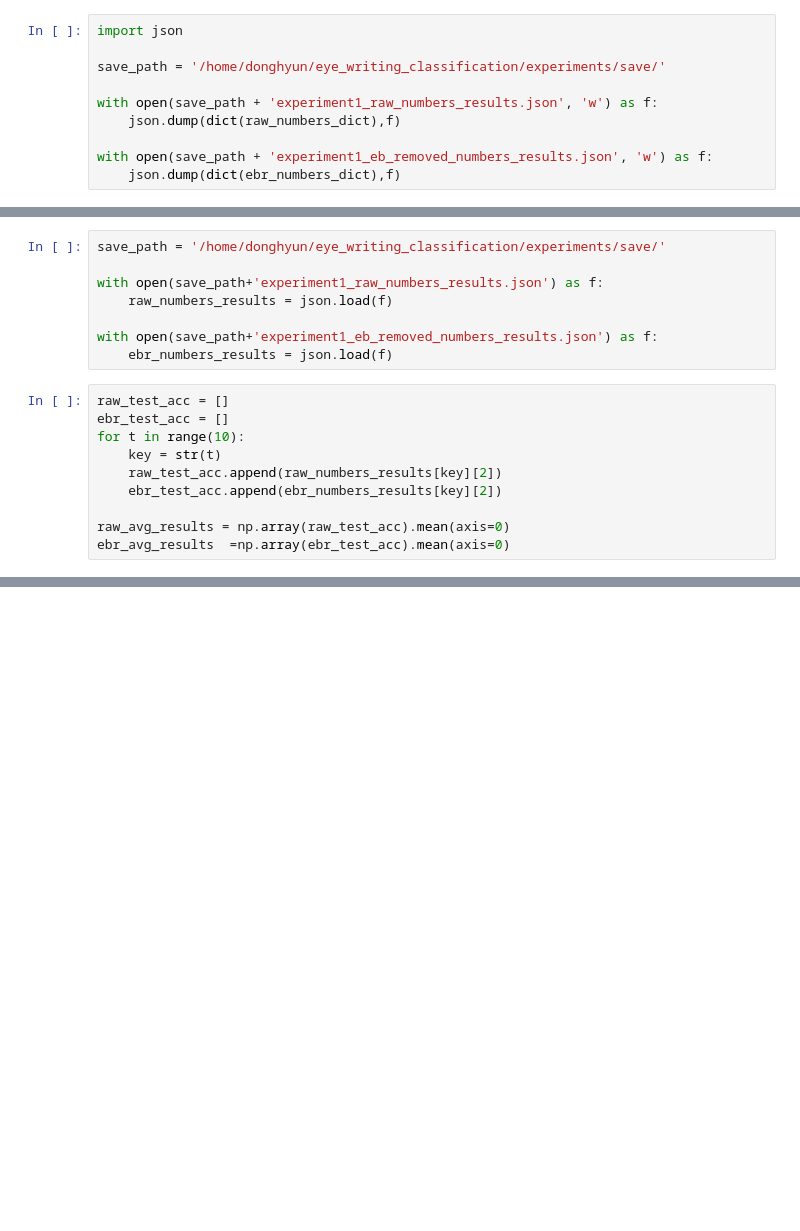
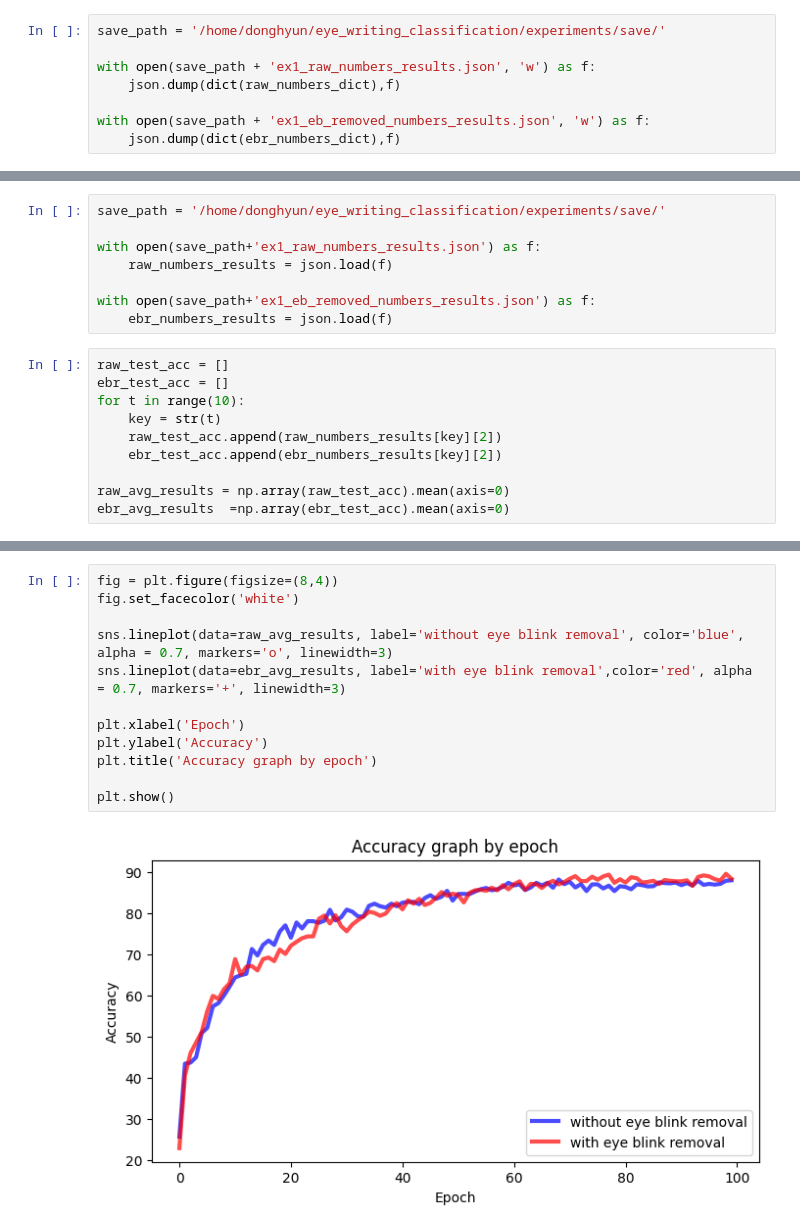
Before and after one commit to abs-git/Eye_written_character_preprocessing, a Jupyter notebook: eog_classification_v2/experiments/experiment1.ipynb, the cells around one changed output, grey strips where cells are left out. Drawn from its saved outputs; the diff is of its cells as text; blank space fills up the shorter version.

```diff
--- a/eog_classification_v2/experiments/experiment1.ipynb
+++ b/eog_classification_v2/experiments/experiment1.ipynb
@@ -55,24 +63,22 @@ for t in range(times):
 # %% [markdown]
 ### Save
 # %%
-import json
-
 save_path = '/home/donghyun/eye_writing_classification/experiments/save/'
 
-with open(save_path + 'experiment1_raw_numbers_results.json', 'w') as f:
+with open(save_path + 'ex1_raw_numbers_results.json', 'w') as f:
     json.dump(dict(raw_numbers_dict),f)
 
-with open(save_path + 'experiment1_eb_removed_numbers_results.json', 'w') as f:
+with open(save_path + 'ex1_eb_removed_numbers_results.json', 'w') as f:
     json.dump(dict(ebr_numbers_dict),f)
 # %% [markdown]
 ### Visualization
 # %%
 save_path = '/home/donghyun/eye_writing_classification/experiments/save/'
 
-with open(save_path+'experiment1_raw_numbers_results.json') as f:
+with open(save_path+'ex1_raw_numbers_results.json') as f:
     raw_numbers_results = json.load(f)
 
-with open(save_path+'experiment1_eb_removed_numbers_results.json') as f:
+with open(save_path+'ex1_eb_removed_numbers_results.json') as f:
     ebr_numbers_results = json.load(f)
 # %%
 raw_test_acc = []
@@ -116,0 +119,14 @@ plt.show()
+# %%
+fig = plt.figure(figsize=(8,4))
+fig.set_facecolor('white')
+
+sns.lineplot(data=raw_avg_results, label='without eye blink removal', color='blue', alpha = 0.7, markers='o', linewidth=3)
+sns.lineplot(data=ebr_avg_results, label='with eye blink removal',color='red', alpha = 0.7, markers='+', linewidth=3)
+
+plt.xlabel('Epoch')
+plt.ylabel('Accuracy')
+plt.title('Accuracy graph by epoch')
+
+plt.show()
+# %% [output]
+[figure, added]
```
Also changed, not shown: parts of 4 cells of this notebook, 4 other files.
